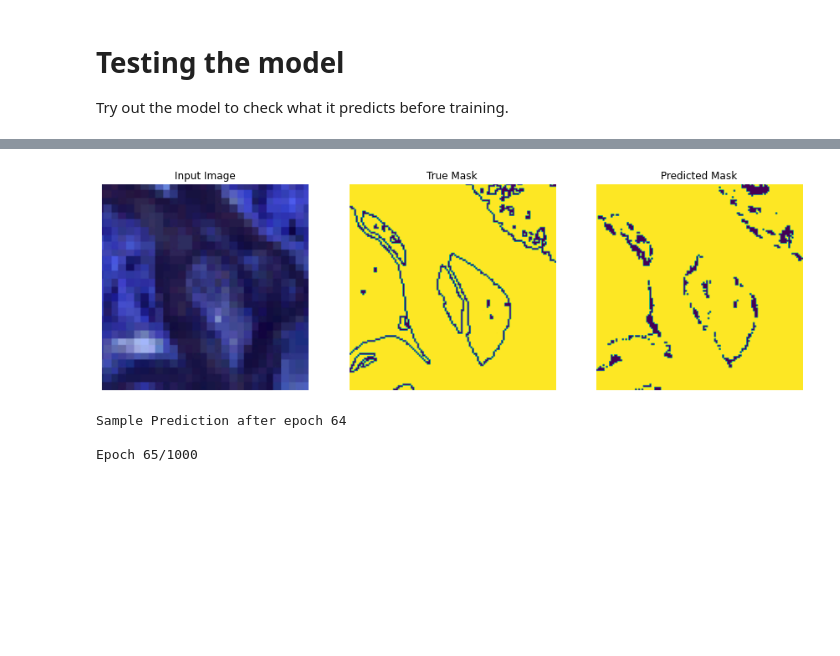
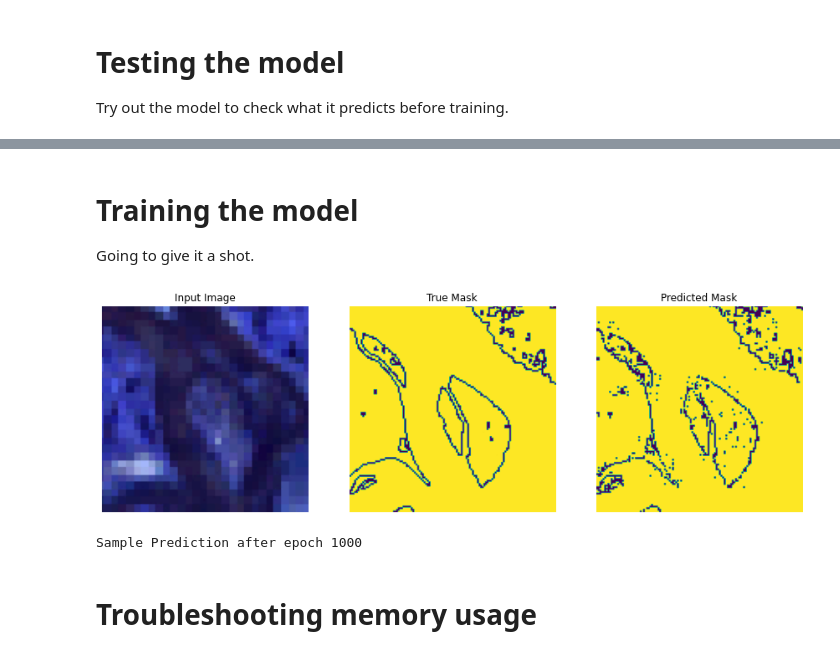
Before and after one commit to colefranks/MarshBoundaries, a Jupyter notebook: MarshBoundaries.ipynb, the cells around one changed output, grey strips where cells are left out. Saved outputs shown, nothing was run; the diff lists cells and outputs as text; code cells hidden in the pictures; blank space fills up the shorter version.

```diff
--- a/MarshBoundaries.ipynb
+++ b/MarshBoundaries.ipynb
@@ -362,17 +327,0 @@ class DisplayCallback(tf.keras.callbacks.Callback):
-# %%
-EPOCHS = 1000
-#VAL_SUBSPLITS = 5
-#VALIDATION_STEPS = info.splits['test'].num_examples//BATCH_SIZE//VAL_SUBSPLITS
-
-
-
-model_history = model.fit(train_batches, epochs=EPOCHS,
-                          steps_per_epoch=STEPS_PER_EPOCH,
-                          #validation_steps=VALIDATION_STEPS,
-                          #validation_data=test_batches,
-                          callbacks=[DisplayCallback()])
-# %% [output]
-[figure, removed]
-Sample Prediction after epoch 64
-
-Epoch 65/1000
@@ -380,0 +328,4 @@ Epoch 65/1000
+# %% [markdown]
+# Training the model
+
+Going to give it a shot.
@@ -380,0 +338,16 @@ Epoch 65/1000
+# %%
+EPOCHS = 1000
+#VAL_SUBSPLITS = 5
+#VALIDATION_STEPS = info.splits['test'].num_examples//BATCH_SIZE//VAL_SUBSPLITS
+
+
+
+model_history = model.fit(train_batches, epochs=EPOCHS,
+                          steps_per_epoch=STEPS_PER_EPOCH,
+                          #validation_steps=VALIDATION_STEPS,
+                          #validation_data=test_batches,
+                          callbacks=[DisplayCallback()]
+                         )
+# %% [output]
+[figure, added]
+Sample Prediction after epoch 1000
@@ -380,0 +358,2 @@ Epoch 65/1000
+# %% [markdown]
+# Troubleshooting memory usage
```
Also changed, not shown: parts of 29 cells of this notebook, 2 other files.
